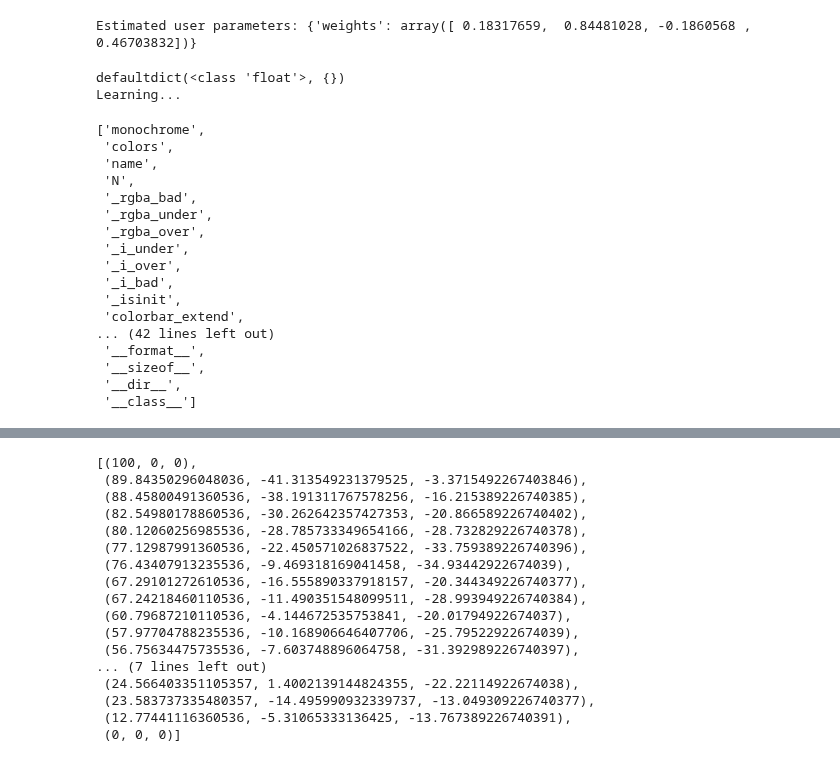
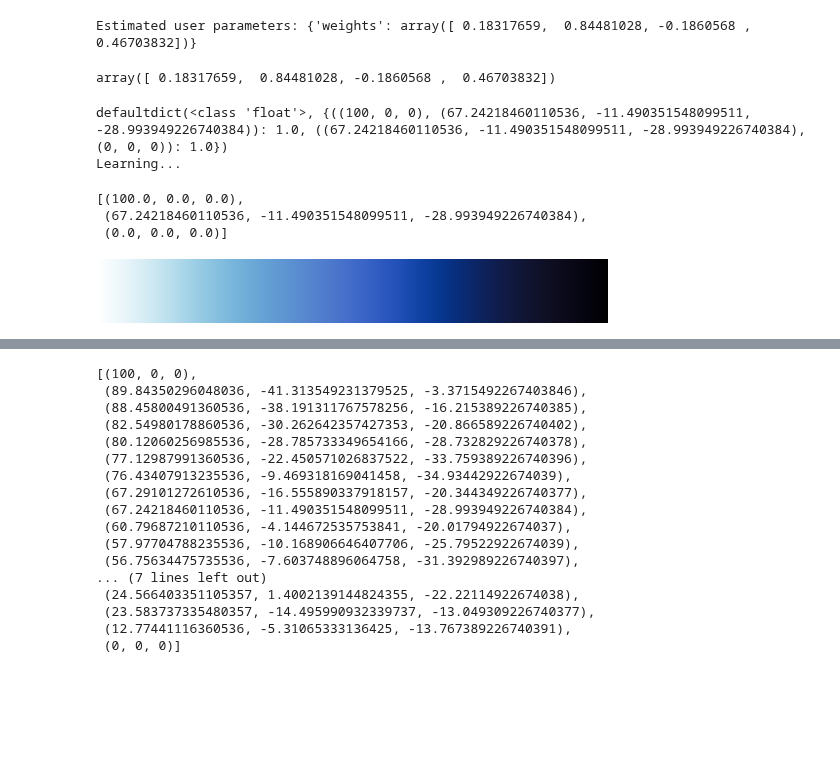
Before and after one commit to matthhong/cieran, a Jupyter notebook: test.ipynb, the cells around one changed output, grey strips where cells are left out. Saved outputs shown, nothing was run; the diff lists cells and outputs as text; code cells hidden in the pictures; blank space fills up the shorter version.

```diff
--- a/test.ipynb
+++ b/test.ipynb
@@ -26,36 +24,37 @@ env.reward_weights = np.array([ -0.23303002,  0.18684105,  0.83308596,  0.457107
+# %%
+env.reward_weights
+# %% [output]
+array([ 0.18317659,  0.84481028, -0.1860568 ,  0.46703832])
 # %%
 from collections import defaultdict
+import networkx as nx
+path = nx.shortest_path(env.graph, source=(100, 0, 0), target=(0,0,0))
 
-env.discount=0.9
+env.discount=0.95
 env.lr = 0.1
 env.Q = defaultdict(float)
+
+for i in range(len(path)-1):
+    env.Q[(path[i], path[i+1])] = 1.0
+
 # env.Q.default_factory = lambda: 5.0
 print(env.Q)
 env.epsilon = 0.1
 cmap, history, reward_history = cieran.train(env)
 # %% [output]
-defaultdict(<class 'float'>, {})
+defaultdict(<class 'float'>, {((100, 0, 0), (67.24218460110536, -11.490351548099511, -28.993949226740384)): 1.0, ((67.24218460110536, -11.490351548099511, -28.993949226740384), (0, 0, 0)): 1.0})
 Learning...
+# %%
+import networkx as nx
+nx.shortest_path(env.graph, source=(100.0, 0.0, 0.0), target=(0.0,0.0,0.0))
+# %% [output]
+[(100.0, 0.0, 0.0),
+ (67.24218460110536, -11.490351548099511, -28.993949226740384),
+ (0.0, 0.0, 0.0)]
 # %%
-cmap.__dir__()
+cmap
 # %% [output]
-['monochrome',
- 'colors',
- 'name',
- 'N',
- '_rgba_bad',
- '_rgba_under',
- '_rgba_over',
- '_i_under',
- '_i_over',
- '_i_bad',
- '_isinit',
- 'colorbar_extend',
-... (42 lines left out)
- '__format__',
- '__sizeof__',
- '__dir__',
- '__class__']
+[figure, added]
 # %%
 draw_chart(cmap)
 # %% [output]
```
Also changed, not shown: parts of 3 cells of this notebook.
